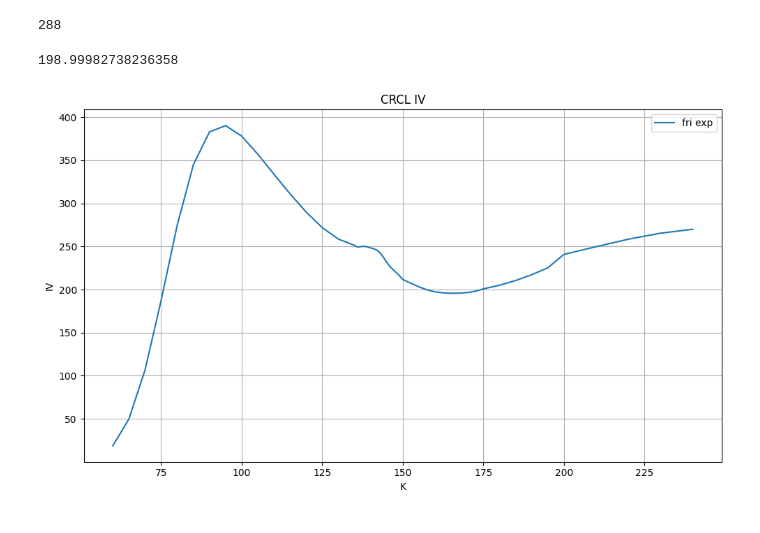
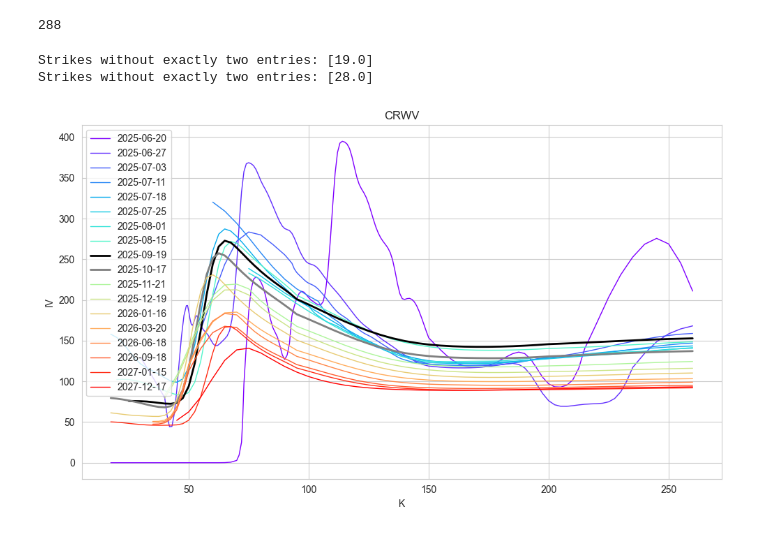
Before and after one commit to warrenjch/tastytrade-bot, a Jupyter notebook: scratch.ipynb, the cells around one changed output. Cells and saved outputs as stored; diff of their text form; code cells hidden in the pictures.

```diff
--- a/scratch.ipynb
+++ b/scratch.ipynb
@@ -559,25 +559,44 @@ fdf = add_mids_and_ivs(spxoptionsf, SPXspot, (pd.to_datetime("2026-03-31") - pd.
 # %% [output]
 288
 # %%
-CRCLoptionchain = get_option_chain(session, "CRCL")
-CRCLexpiries = list(CRCLoptionchain.keys())
-CRCLclosest = OptionMethods.convertchain(session, CRCLoptionchain[CRCLexpiries[0]])
+optionchain = get_option_chain(session, "CRWV")
+expiries = list(optionchain.keys())
+#closest = OptionMethods.convertchain(session, optionchain[expiries[0]])
 # %%
-CRCLchain = OptionMethods.find_ivs(CRCLclosest, 1.5, 4.2,0,2)
+today = pd.to_datetime('2025-06-19').date()
+chains = {}
+for exp in expiries:
+    dte = (exp-today).days
+    chain = OptionMethods.convertchain(session, optionchain[exp])
+    chains[exp] = OptionMethods.find_ivs(chain, dte, 4.2, 0, 2)
 # %% [output]
-198.99982738236358
+Strikes without exactly two entries: [19.0]
+Strikes without exactly two entries: [28.0]
 # %%
-df = CRCLchain.copy()
-atmfs = OptionMethods.find_atmf_strike(df)
-df['iv'] = np.where(df['strike'] >= atmfs, df['civ'], df['piv'])
 plt.figure(figsize=(10, 6))
-plt.plot(df['strike'], df['iv'], label='fri exp')
-plt.title('CRCL IV')
+colors = plt.cm.rainbow(np.linspace(0, 1, len(chains.keys())))
+for i,exp in enumerate(chains.keys()):
+    df = chains[exp]
+    atmfs = OptionMethods.find_atmf_strike(df)
+    #df['iv'] = np.where(df['strike'] >= atmfs, df['civ'], df['piv'])
+    df['iv'] = (df['civ'] + df['piv']) / 2
+    if exp == pd.to_datetime('2025-9-19').date():
+        w = 2
+        color = 'black'
+    elif exp == pd.to_datetime('2025-10-17').date():
+        w = 2
+        color = 'grey'
+    else:
+        w = 1
+        color = colors[i]
+    plt.plot(df['strike'], df['iv'], label=exp.strftime('%Y-%m-%d'),color=color, linewidth=w)
+plt.title('CRWV')
+
 plt.xlabel('K')
 plt.ylabel('IV')
 plt.legend()
 plt.grid(True)
 plt.tight_layout()
 plt.show()
 # %% [output]
-[figure, old version]
+[figure, new version]
```
Also changed, not shown: parts of 2 cells of this notebook, 1 other file.
